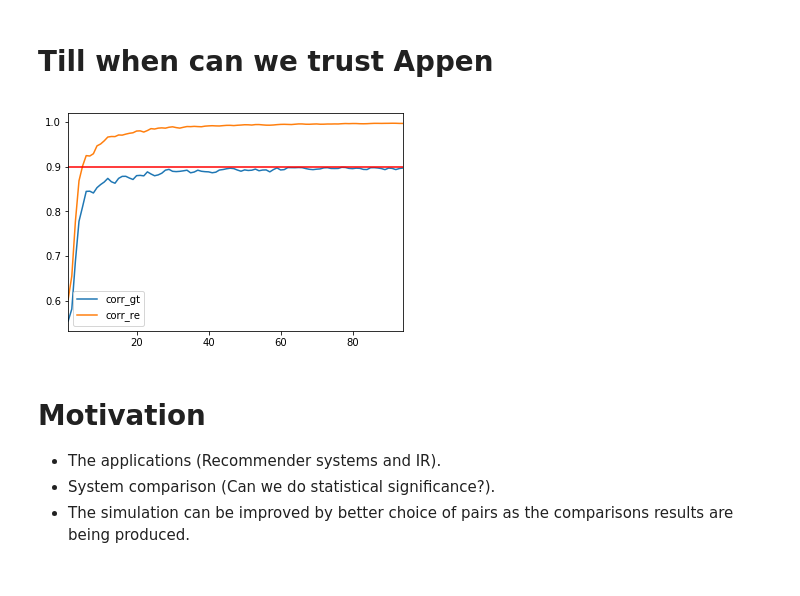
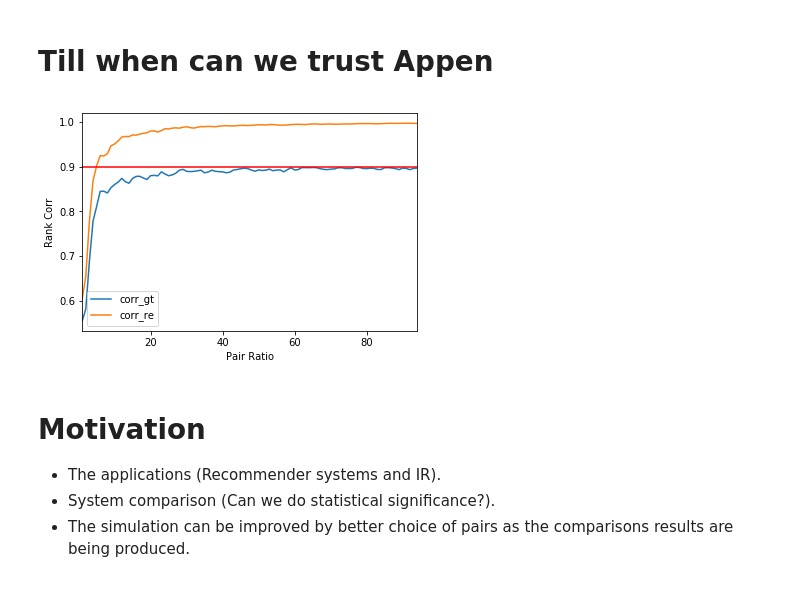
Before and after one commit to nawarhalabi/ranking-svc, a Jupyter notebook: svc.ipynb, the cells around one changed output. Cells and saved outputs as stored; diff of their text form; code cells hidden in the pictures.

```diff
--- a/svc.ipynb
+++ b/svc.ipynb
@@ -191,27 +191,32 @@ SpearmanrResult(correlation=0.92904672616815442, pvalue=1.9049401377886912e-87)
 # %% [markdown]
 # How reliable appen data is when comparing ranks
 # %%
-n = 100
-ress = [list() for i in range(n)]
+all_ress = []
+for PR in [20, 15, 10, 5]:
+    TOT = N * PR * CPP
+    n = 100
+    ress = [list() for i in range(n)]
 
-for k in range(n):
-    pairs = gen_pairs()
-    y = add_noise()
-    X = one_hot(pairs)
-    X, y = balance_class_labels(X, y)
-    l = SVC_rank(X, y)[0]
+    for k in range(n):
+        pairs = gen_pairs()
+        y = add_noise()
+        X = one_hot(pairs)
+        X, y = balance_class_labels(X, y)
+        l = SVC_rank(X, y)[0]
 
-    for i in [1] + list(range(5, 101, 5)):
-        s = 0
-        f = 0
-        for j in range(100):
-            r1 = rand.randint(0, len(l) - i - 1)
-            r2 = r1 + i
+        for i in [1] + list(range(5, 101, 5)):
+            s = 0
+            f = 0
+            for j in range(100):
+                r1 = rand.randint(0, len(l) - i - 1)
+                r2 = r1 + i
 
-            if l[r1] < l[r2]:
-                s += 1
-            else:
-                f += 1
+                if l[r1] < l[r2]:
+                    s += 1
+                else:
+                    f += 1
 
-        ress[k].append(s / (s + f))
+            ress[k].append(s / (s + f))
+
+    all_ress.append(ress)
 # %%
@@ -306,21 +315,23 @@ for PR in range(1, 95, 1):
 # %%
 corr_w_gt_s = []
 corr_w_re_s = []
 for i in range(len(corr_w_gt)):
     lb = max(0, i - 1)
     ub = min(len(corr_w_gt) - 1, i + 1)
 
     corr_w_gt_s.append(np.mean(corr_w_gt[lb:ub]))
     corr_w_re_s.append(np.mean(corr_w_re[lb:ub]))
 
 ax = pd.DataFrame({
     'corr_gt': corr_w_gt_s,
     'corr_re': corr_w_re_s
 }, index=range(1, 95, 1)).plot(kind='line')
 ax.axhline(0.9, color='r')
+ax.set_xlabel('Pair Ratio')
+ax.set_ylabel('Rank Corr')
 plt.show()
 # %% [output]
-[figure, old version]
+[figure, new version]
 # %% [markdown]
 # Motivation
 * The applications (Recommender systems and IR).
```
Also changed, not shown: parts of 1 cell of this notebook, 1 other file.
